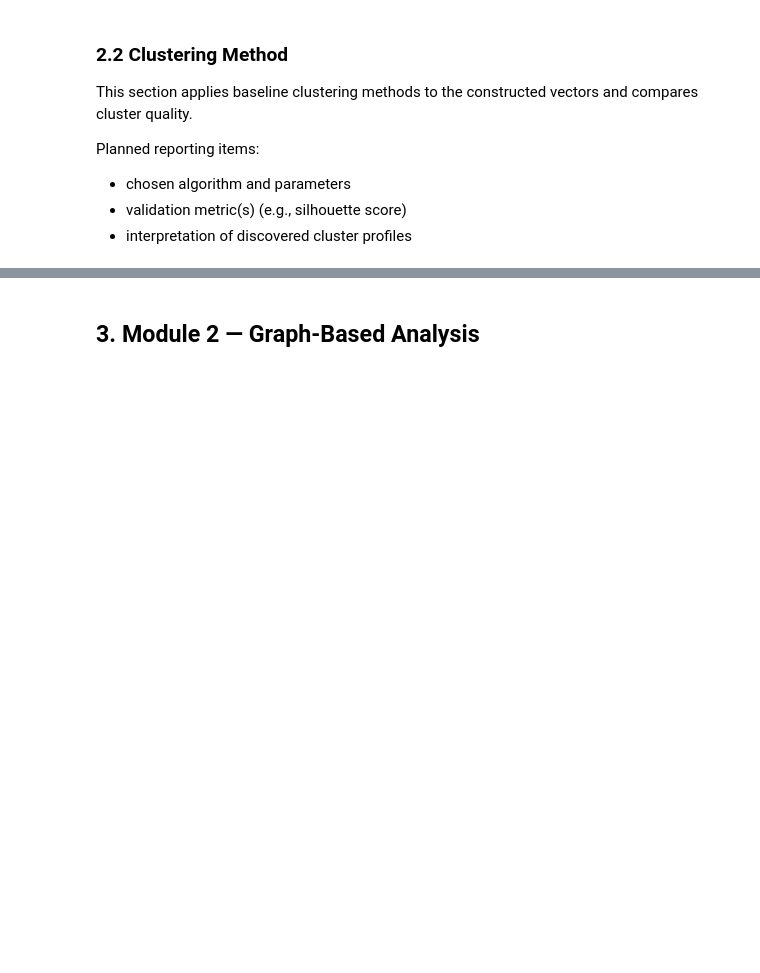
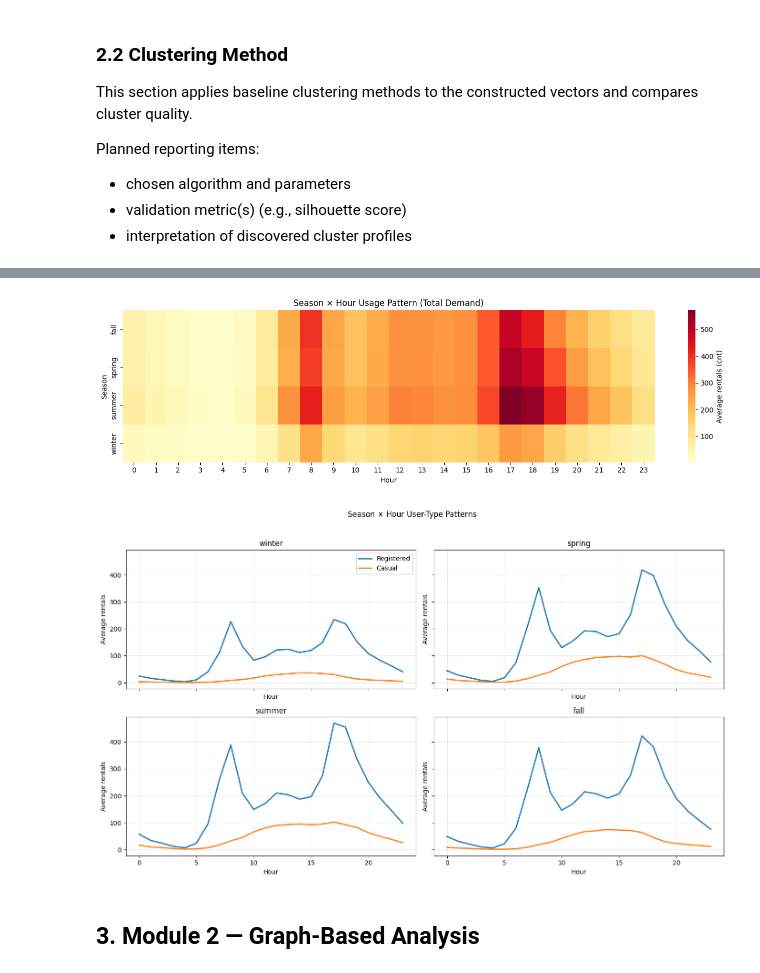
Before and after one commit to DominikKysel/DM-Project, a Jupyter notebook: data_mining_project_bike_sharing.ipynb, the cells around one changed output, grey strips where cells are left out. Drawn from its saved outputs; the diff is of its cells as text; code cells hidden in the pictures; blank space fills up the shorter version.

```diff
--- a/data_mining_project_bike_sharing.ipynb
+++ b/data_mining_project_bike_sharing.ipynb
@@ -317,3 +455,53 @@ labels = None
+# %%
+
+# Season x Hour usage patterns (real demand)
+season_map = season_labels
+season_order = ["winter", "spring", "summer", "fall"]
+
+season_hour = (
+    df_clean.assign(season_name=df_clean["season"].map(season_map))
+    .groupby(["season_name", "hr"], as_index=False)
+    .agg(
+        cnt_mean=("cnt", "mean"),
+        casual_mean=("casual", "mean"),
+        registered_mean=("registered", "mean"),
+    )
+)
+
+#  Heatmap: total usage pattern by season and hour
+pivot_cnt = (
+    season_hour
+    .pivot(index="season_name", columns="hr", values="cnt_mean")
+)
+
+plt.figure(figsize=(14, 4))
+sns.heatmap(pivot_cnt, cmap="YlOrRd", cbar_kws={"label": "Average rentals (cnt)"})
+plt.title("Season × Hour Usage Pattern (Total Demand)")
+plt.xlabel("Hour")
+plt.ylabel("Season")
+plt.tight_layout()
+plt.show()
+
+# Lines: casual vs registered by hour for each season
+fig, axes = plt.subplots(2, 2, figsize=(14, 8), sharex=True, sharey=True)
+axes = axes.flatten()
+
+for i, s in enumerate(season_order):
+    d = season_hour[season_hour["season_name"] == s]
+    axes[i].plot(d["hr"], d["registered_mean"], label="Registered", linewidth=2)
+    axes[i].plot(d["hr"], d["casual_mean"], label="Casual", linewidth=2)
+    axes[i].set_title(s)
+    axes[i].set_xlabel("Hour")
+    axes[i].set_ylabel("Average rentals")
+    axes[i].grid(alpha=0.25)
+
+axes[0].legend()
+plt.suptitle("Season × Hour User-Type Patterns", y=1.02)
+plt.tight_layout()
+plt.show()
+# %% [output]
+[figure, added]
+[figure, added]
 # %% [markdown]
 ## 3. Module 2 — Graph-Based Analysis
 # %%
```
Also changed, not shown: parts of 7 cells of this notebook.
